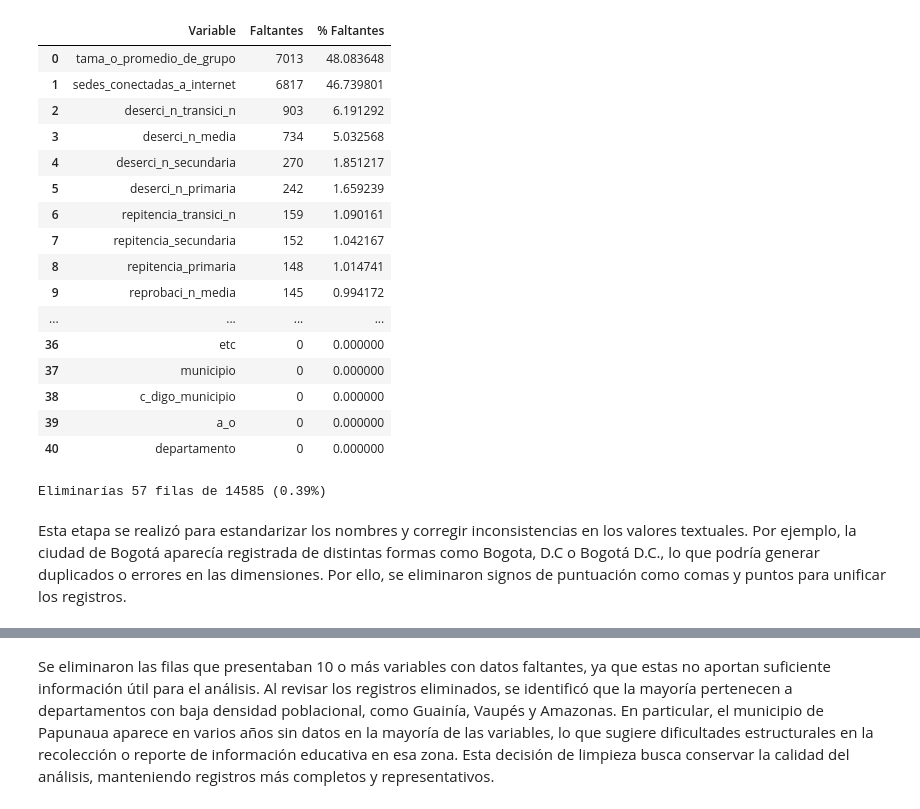
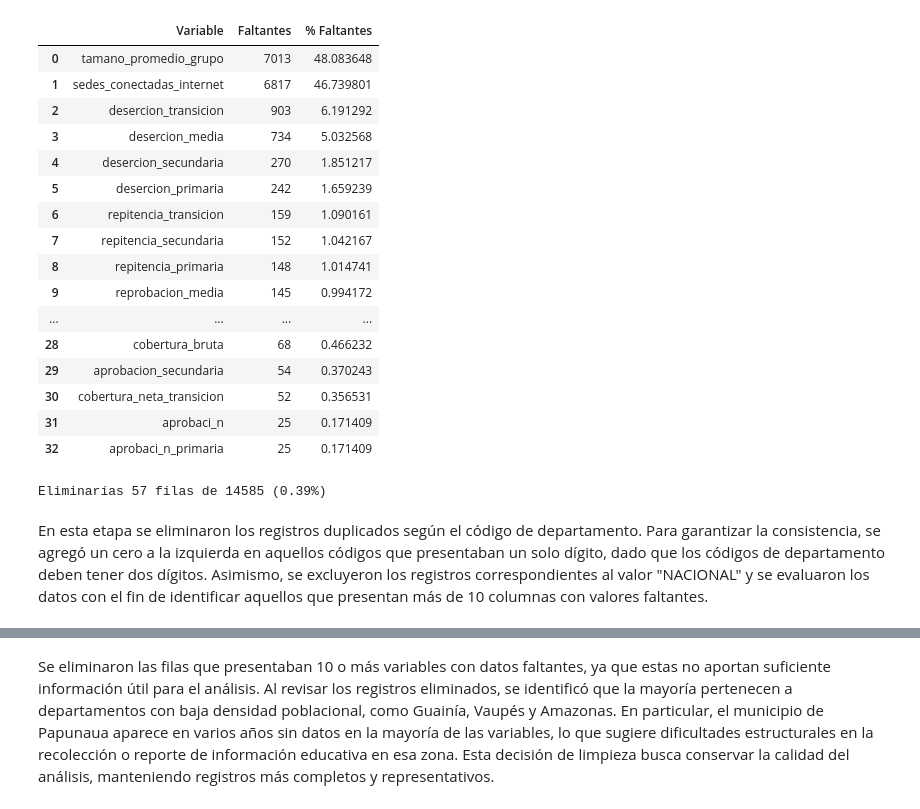
Before and after one commit to LauraTorres200206/Diplomado, a Jupyter notebook: Código/TallerDimensionales.ipynb, the cells around one changed output, grey strips where cells are left out. Saved outputs shown, nothing was run; the diff lists cells and outputs as text; code cells hidden in the pictures.

```diff
--- a/Código/TallerDimensionales.ipynb
+++ b/Código/TallerDimensionales.ipynb
@@ -33,31 +33,72 @@ def ejecutar_sql(query, conexion=conn):
   df = pd.read_sql_query(query, conexion)
   # Usamos display() porque en Colab presenta las tablas de forma más elegante.
   display(df)
+# %%
+df_educacion = df_educacion.rename(columns={
+    'c_digo_departamento': 'codigo_departamento',
+    'departamento': 'departamento',
+    'c_digo_municipio': 'codigo_municipio',
+    'municipio': 'municipio',
+    'c_digo_etc': 'codigo_etc',
+    'etc': 'etc',
+    'a_o': 'año',
+    'deserci_n_transici_n': 'desercion_transicion',
+    'deserci_n_media': 'desercion_media',
+    'deserci_n_secundaria': 'desercion_secundaria',
+    'deserci_n_primaria': 'desercion_primaria',
+    'repitencia_transici_n': 'repitencia_transicion',
+    'repitencia_secundaria': 'repitencia_secundaria',
+    'reprobaci_n_media': 'reprobacion_media',
+    'repitencia_primaria': 'repitencia_primaria',
+    'repitencia': 'repitencia',
+    'repitencia_media': 'repitencia_media',
+    'deserci_n': 'desercion',
+    'reprobaci_n_secundaria': 'reprobacion_secundaria',
+    'cobertura_bruta_media': 'cobertura_bruta_media',
+    'tasa_matriculaci_n_5_16': 'tasa_matriculacion_5_16',
+    'cobertura_neta': 'cobertura_neta',
+    'cobertura_bruta_transici_n': 'cobertura_bruta_transicion',
+    'reprobaci_n_primaria': 'reprobacion_primaria',
+    'cobertura_bruta_primaria': 'cobertura_bruta_primaria',
+    'cobertura_neta_primaria': 'cobertura_neta_primaria',
+    'reprobaci_n': 'reprobacion',
+    'aprobaci_n_transici_n': 'aprobacion_transicion',
+    'reprobaci_n_transici_n': 'reprobacion_transicion',
+    'aprobaci_n_media': 'aprobacion_media',
+    'cobertura_bruta_secundaria': 'cobertura_bruta_secundaria',
+    'cobertura_neta_secundaria': 'cobertura_neta_secundaria',
+    'cobertura_neta_media': 'cobertura_neta_media',
+    'cobertura_bruta': 'cobertura_bruta',
+    'cobertura_neta_transici_n': 'cobertura_neta_transicion',
+    'aprobaci_n_secundaria': 'aprobacion_secundaria',
+    'tama_o_promedio_de_grupo': 'tamano_promedio_grupo',
+    'sedes_conectadas_a_internet': 'sedes_conectadas_internet'
+})
 # %%
 ft = pd.DataFrame(df_educacion.isnull().sum()).reset_index()
 ft.columns = ["Variable","Faltantes"]
 ft = ft.sort_values(["Faltantes"],ascending=False)
 ft.index = range(ft.shape[0])
 ft["% Faltantes"] = ft["Faltantes"] * 100 / df_educacion.shape[0]
-ft.head(41)
+ft.head(33)
 # %% [output]
 |  | Variable | Faltantes | % Faltantes |
-| 0 | tama_o_promedio_de_grupo | 7013 | 48.083648 |
-| 1 | sedes_conectadas_a_internet | 6817 | 46.739801 |
-| 2 | deserci_n_transici_n | 903 | 6.191292 |
-| 3 | deserci_n_media | 734 | 5.032568 |
-| 4 | deserci_n_secundaria | 270 | 1.851217 |
-| 5 | deserci_n_primaria | 242 | 1.659239 |
-| 6 | repitencia_transici_n | 159 | 1.090161 |
+| 0 | tamano_promedio_grupo | 7013 | 48.083648 |
+| 1 | sedes_conectadas_internet | 6817 | 46.739801 |
+| 2 | desercion_transicion | 903 | 6.191292 |
+| 3 | desercion_media | 734 | 5.032568 |
+| 4 | desercion_secundaria | 270 | 1.851217 |
+| 5 | desercion_primaria | 242 | 1.659239 |
+| 6 | repitencia_transicion | 159 | 1.090161 |
 | 7 | repitencia_secundaria | 152 | 1.042167 |
 | 8 | repitencia_primaria | 148 | 1.014741 |
-| 9 | reprobaci_n_media | 145 | 0.994172 |
+| 9 | reprobacion_media | 145 | 0.994172 |
 | ... | ... | ... | ... |
-| 36 | etc | 0 | 0.000000 |
-| 37 | municipio | 0 | 0.000000 |
-| 38 | c_digo_municipio | 0 | 0.000000 |
-| 39 | a_o | 0 | 0.000000 |
-| 40 | departamento | 0 | 0.000000 |
+| 28 | cobertura_bruta | 68 | 0.466232 |
+| 29 | aprobacion_secundaria | 54 | 0.370243 |
+| 30 | cobertura_neta_transicion | 52 | 0.356531 |
+| 31 | aprobaci_n | 25 | 0.171409 |
+| 32 | aprobaci_n_primaria | 25 | 0.171409 |
 # %%
 Total = len(df_educacion)
 Var10mas = (df_educacion.isna().sum(axis=1) > 10).sum()
@@ -75,3 +128,3 @@ df_educacion['poblaci_n_5_16'] = df_educacion['poblaci_n_5_16'].str.replace(',',
 # %% [markdown]
-Esta etapa se realizó para estandarizar los nombres y corregir inconsistencias en los valores textuales. Por ejemplo, la ciudad de Bogotá aparecía registrada de distintas formas como Bogota, D.C o Bogotá D.C., lo que podría generar duplicados o errores en las dimensiones. Por ello, se eliminaron signos de puntuación como comas y puntos para unificar los registros.
+En esta etapa se eliminaron los registros duplicados según el código de departamento. Para garantizar la consistencia, se agregó un cero a la izquierda en aquellos códigos que presentaban un solo dígito, dado que los códigos de departamento deben tener dos dígitos. Asimismo, se excluyeron los registros correspondientes al valor "NACIONAL" y se evaluaron los datos con el fin de identificar aquellos que presentan más de 10 columnas con valores faltantes.
 # %%
```
Also changed, not shown: parts of 36 cells of this notebook, 22 other files.
